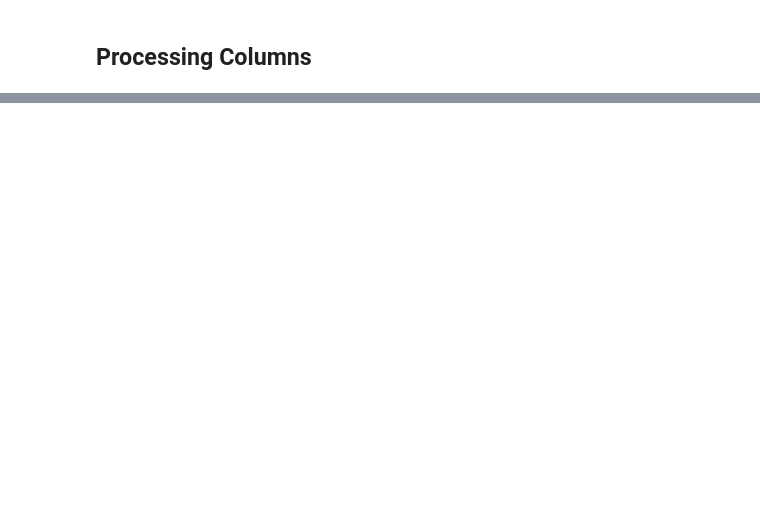
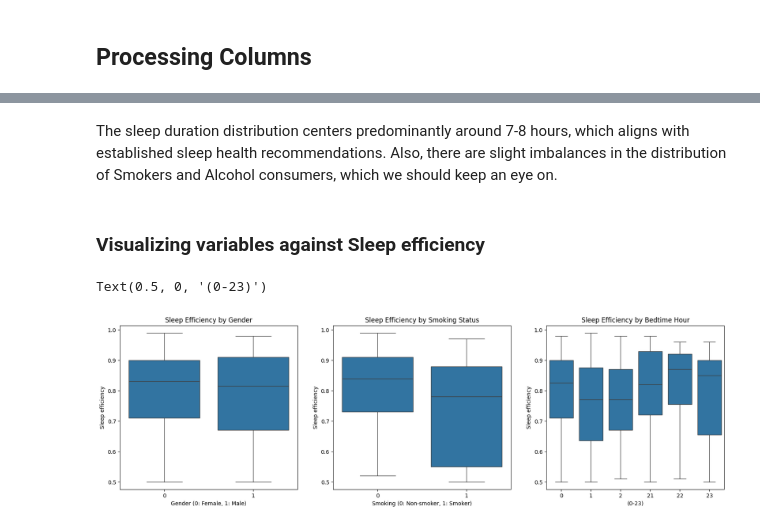
Before and after one commit to pedroaires/SleepHealth-Analysis-ML, a Jupyter notebook: notebooks/01_analise_exploratoria.ipynb, the cells around one changed output, grey strips where cells are left out. Cells and saved outputs as stored; diff of their text form; code cells hidden in the pictures; blank space fills up the shorter version.

```diff
--- a/notebooks/01_analise_exploratoria.ipynb
+++ b/notebooks/01_analise_exploratoria.ipynb
@@ -269,0 +256,26 @@ For this study we are focusing on the sleep quality and thats
+# %% [markdown]
+The sleep duration distribution centers predominantly around 7-8 hours, which aligns with established sleep health recommendations.
+Also, there are slight imbalances in the distribution of Smokers and Alcohol consumers, which we should keep an eye on.
+# %% [markdown]
+### Visualizing variables against Sleep efficiency
+# %%
+# Target variable (Sleep efficiency) distribution by categorical variables
+plt.figure(figsize=(20, 12))
+
+plt.subplot(2, 3, 1)
+sns.boxplot(x='Gender_encoded', y='Sleep efficiency', data=processed_df)
+plt.title('Sleep Efficiency by Gender')
+plt.xlabel('Gender (0: Female, 1: Male)')
+
+plt.subplot(2, 3, 2)
+sns.boxplot(x='Smoking_encoded', y='Sleep efficiency', data=processed_df)
+plt.title('Sleep Efficiency by Smoking Status')
+plt.xlabel('Smoking (0: Non-smoker, 1: Smoker)')
+
+plt.subplot(2, 3, 3)
+sns.boxplot(x='Bedtime_hour', y='Sleep efficiency', data=processed_df)
+plt.title('Sleep Efficiency by Bedtime Hour')
+plt.xlabel('(0-23)')
+# %% [output]
+Text(0.5, 0, '(0-23)')
+[figure, added]
```
Also changed, not shown: parts of 56 cells of this notebook, 1 other file.
